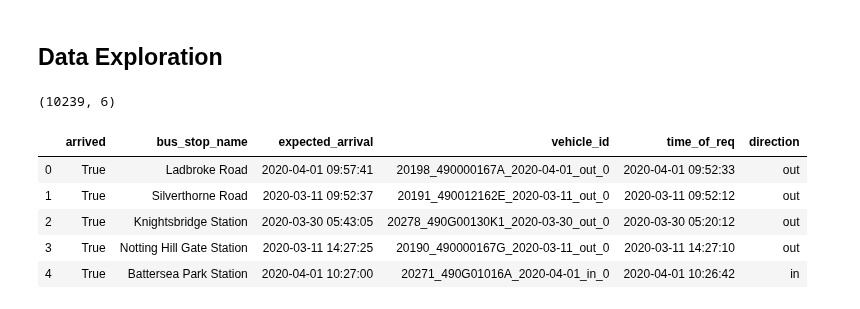
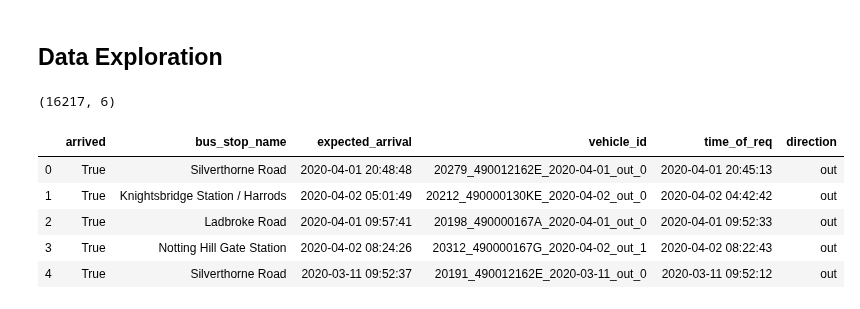
Before and after one commit to serenelc/individual-project-beng, a Jupyter notebook: data-analytics.ipynb, the cells around one changed output. Cells and saved outputs as stored; diff of their text form; code cells hidden in the pictures.

```diff
--- a/data-analytics.ipynb
+++ b/data-analytics.ipynb
@@ -20,17 +20,17 @@ sns.set_palette(sns.color_palette(my_palette))
 # %% [markdown]
 ## Data Exploration
 # %%
-data = pd.read_csv("data/452 01-04-20.csv")
+data = pd.read_csv("data/452 02-04-20.csv")
 print(data.shape)
 data.head()
 # %% [output]
-(10239, 6)
+(16217, 6)
 |  | arrived | bus_stop_name | expected_arrival | vehicle_id | time_of_req | direction |
-| 0 | True | Ladbroke Road | 2020-04-01 09:57:41 | 20198_490000167A_2020-04-01_out_0 | 2020-04-01 09:52:33 | out |
-| 1 | True | Silverthorne Road | 2020-03-11 09:52:37 | 20191_490012162E_2020-03-11_out_0 | 2020-03-11 09:52:12 | out |
-| 2 | True | Knightsbridge Station | 2020-03-30 05:43:05 | 20278_490G00130K1_2020-03-30_out_0 | 2020-03-30 05:20:12 | out |
-| 3 | True | Notting Hill Gate Station | 2020-03-11 14:27:25 | 20190_490000167G_2020-03-11_out_0 | 2020-03-11 14:27:10 | out |
-| 4 | True | Battersea Park Station | 2020-04-01 10:27:00 | 20271_490G01016A_2020-04-01_in_0 | 2020-04-01 10:26:42 | in |
+| 0 | True | Silverthorne Road | 2020-04-01 20:48:48 | 20279_490012162E_2020-04-01_out_0 | 2020-04-01 20:45:13 | out |
+| 1 | True | Knightsbridge Station / Harrods | 2020-04-02 05:01:49 | 20212_490000130KE_2020-04-02_out_0 | 2020-04-02 04:42:42 | out |
+| 2 | True | Ladbroke Road | 2020-04-01 09:57:41 | 20198_490000167A_2020-04-01_out_0 | 2020-04-01 09:52:33 | out |
+| 3 | True | Notting Hill Gate Station | 2020-04-02 08:24:26 | 20312_490000167G_2020-04-02_out_1 | 2020-04-02 08:22:43 | out |
+| 4 | True | Silverthorne Road | 2020-03-11 09:52:37 | 20191_490012162E_2020-03-11_out_0 | 2020-03-11 09:52:12 | out |
 # %%
 data = data.drop(columns = "arrived")
 print(data['bus_stop_name'].unique())
```
Also changed, not shown: parts of 11 cells of this notebook, 6 other files.
